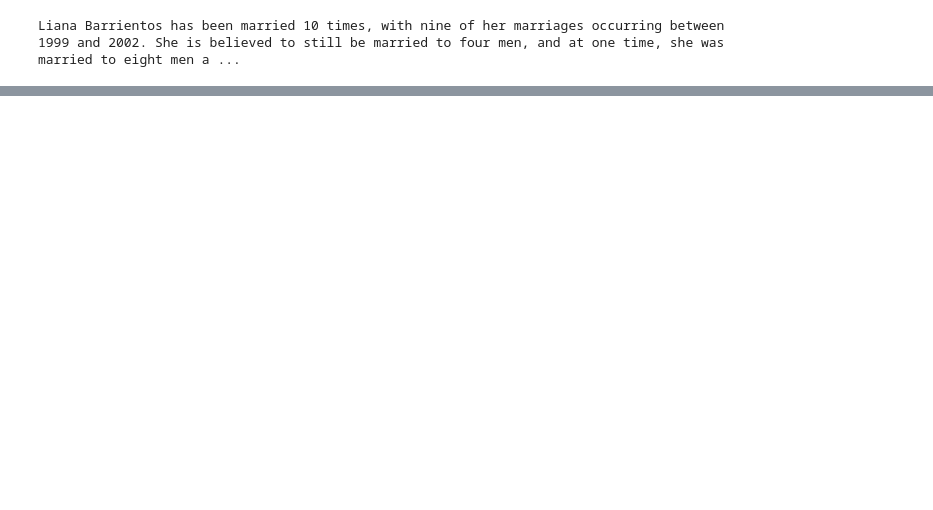
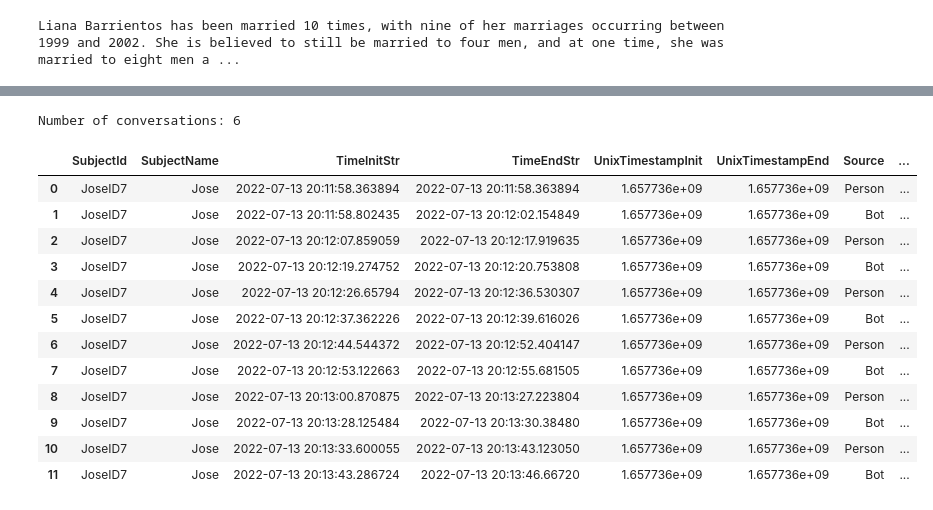
Before and after one commit to ASAPLableni/LableniBot, a Jupyter notebook: TextSummary/EvaluateSummary.ipynb, the cells around one changed output, grey strips where cells are left out. Saved outputs shown, nothing was run; the diff lists cells and outputs as text; code cells hidden in the pictures; blank space fills up the shorter version.

```diff
--- a/TextSummary/EvaluateSummary.ipynb
+++ b/TextSummary/EvaluateSummary.ipynb
@@ -88,0 +204,27 @@ tokenizer(ARTICLE)["input_ids"]
+# %%
+all_df_list = []
+for conv in os.listdir("../Conversations/"):
+    excel_name = [file for file in os.listdir("../Conversations/" + conv) if ".xlsx" in file][0]
+    df_x = pd.read_excel("../Conversations/" + conv + "/" + excel_name)
+    if df_x.shape[0] > 2:
+        all_df_list.append(df_x)
+
+print("Number of conversations:", len(all_df_list))
+# %% [output]
+Number of conversations: 6
+# %%
+df_x
+# %% [output]
+|  | SubjectId | SubjectName | TimeInitStr | TimeEndStr | UnixTimestampInit | UnixTimestampEnd | Source | ... |
+| 0 | JoseID7 | Jose | 2022-07-13 20:11:58.363894 | 2022-07-13 20:11:58.363894 | 1.657736e+09 | 1.657736e+09 | Person | ... |
+| 1 | JoseID7 | Jose | 2022-07-13 20:11:58.802435 | 2022-07-13 20:12:02.154849 | 1.657736e+09 | 1.657736e+09 | Bot | ... |
+| 2 | JoseID7 | Jose | 2022-07-13 20:12:07.859059 | 2022-07-13 20:12:17.919635 | 1.657736e+09 | 1.657736e+09 | Person | ... |
+| 3 | JoseID7 | Jose | 2022-07-13 20:12:19.274752 | 2022-07-13 20:12:20.753808 | 1.657736e+09 | 1.657736e+09 | Bot | ... |
+| 4 | JoseID7 | Jose | 2022-07-13 20:12:26.65794 | 2022-07-13 20:12:36.530307 | 1.657736e+09 | 1.657736e+09 | Person | ... |
+| 5 | JoseID7 | Jose | 2022-07-13 20:12:37.362226 | 2022-07-13 20:12:39.616026 | 1.657736e+09 | 1.657736e+09 | Bot | ... |
+| 6 | JoseID7 | Jose | 2022-07-13 20:12:44.544372 | 2022-07-13 20:12:52.404147 | 1.657736e+09 | 1.657736e+09 | Person | ... |
+| 7 | JoseID7 | Jose | 2022-07-13 20:12:53.122663 | 2022-07-13 20:12:55.681505 | 1.657736e+09 | 1.657736e+09 | Bot | ... |
+| 8 | JoseID7 | Jose | 2022-07-13 20:13:00.870875 | 2022-07-13 20:13:27.223804 | 1.657736e+09 | 1.657736e+09 | Person | ... |
+| 9 | JoseID7 | Jose | 2022-07-13 20:13:28.125484 | 2022-07-13 20:13:30.38480 | 1.657736e+09 | 1.657736e+09 | Bot | ... |
+| 10 | JoseID7 | Jose | 2022-07-13 20:13:33.600055 | 2022-07-13 20:13:43.123050 | 1.657736e+09 | 1.657736e+09 | Person | ... |
+| 11 | JoseID7 | Jose | 2022-07-13 20:13:43.286724 | 2022-07-13 20:13:46.66720 | 1.657736e+09 | 1.657736e+09 | Bot | ... |
```
Also changed, not shown: parts of 11 cells of this notebook, 4 other files.
